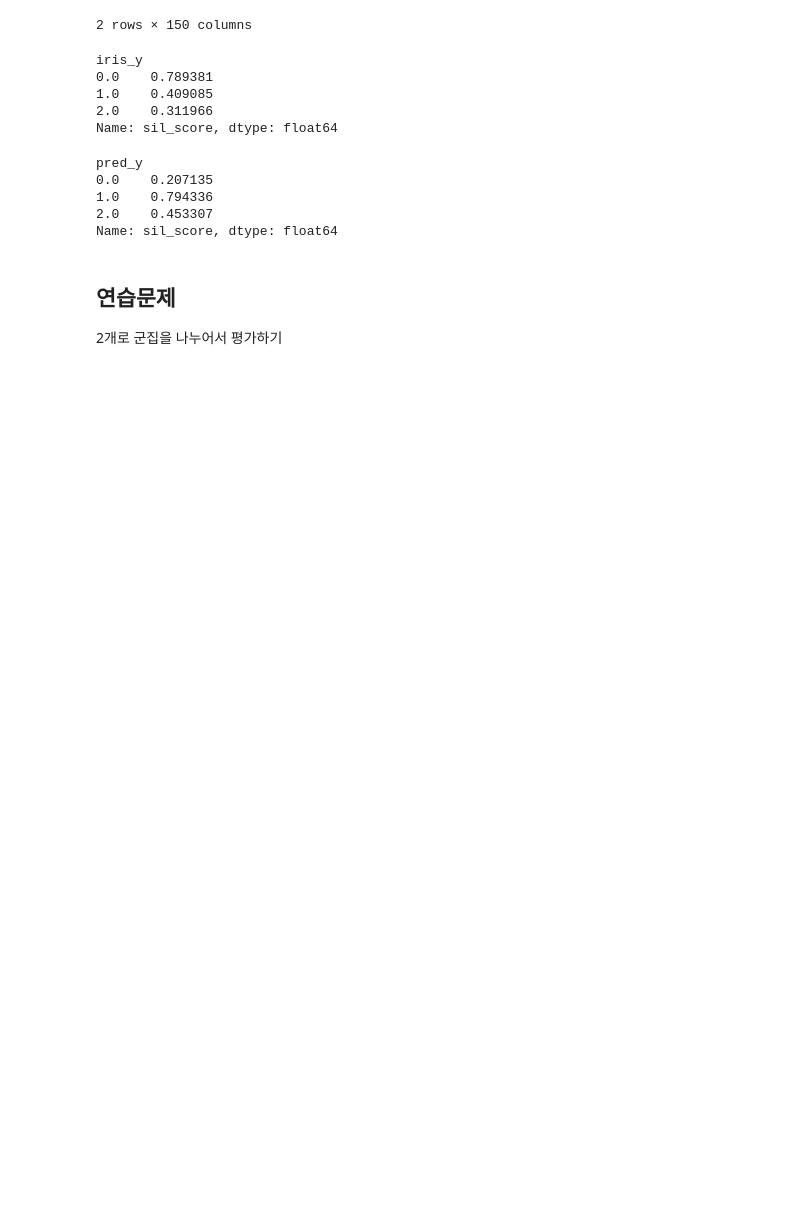
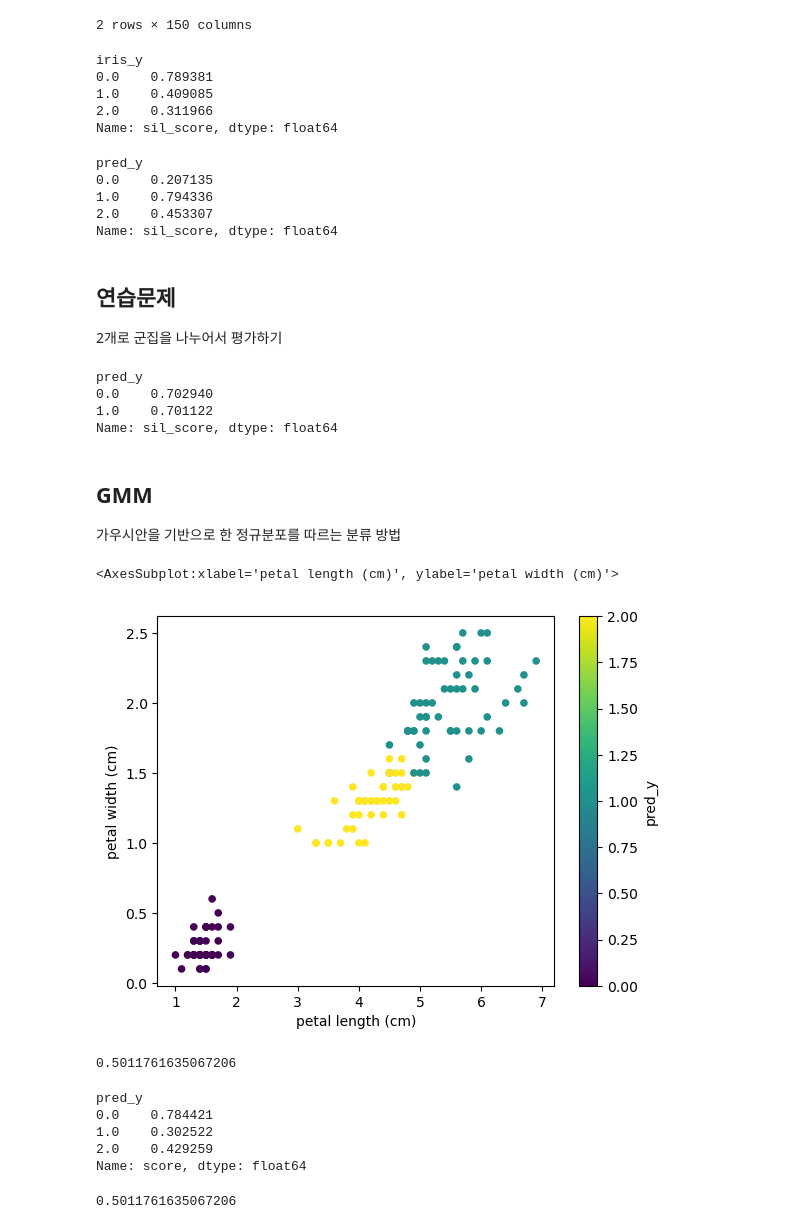
Before and after one commit to gasbugs/ML20221011, a Jupyter notebook: 03_머신러닝 알고리즘과 평가/17일차 - 클러스터 알고리즘.ipynb, the cells around one changed output. Saved outputs shown, nothing was run; the diff lists cells and outputs as text; code cells hidden in the pictures; blank space fills up the shorter version.

```diff
--- a/03_머신러닝 알고리즘과 평가/17일차 - 클러스터 알고리즘.ipynb
+++ b/03_머신러닝 알고리즘과 평가/17일차 - 클러스터 알고리즘.ipynb
@@ -110,5 +110,46 @@ from sklearn.metrics import silhouette_samples
 km = KMeans(n_clusters=2, random_state=0)
 km.fit(train_x)
 pred_y = km.predict(test_x)
-sil_2 = silhou[ette_samples(test_x, pred_y)
-pd.DataFrame([pred_y, sil_2], index=['pred_y', 'sil_score'])
+sil_2 = silhouette_samples(test_x, pred_y)
+sil_2_df = pd.DataFrame([pred_y, sil_2], index=['pred_y', 'sil_score']).T
+sil_2_df.groupby('pred_y')['sil_score'].mean()
+# %% [output]
+pred_y
+0.0    0.702940
+1.0    0.701122
+Name: sil_score, dtype: float64
+# %% [markdown]
+## GMM
+가우시안을 기반으로 한 정규분포를 따르는 분류 방법
+# %%
+from sklearn.mixture import GaussianMixture
+
+gm = GaussianMixture(n_components=3, random_state=0)
+gm.fit(iris.data)
+pred_y = gm.predict(iris.data)
+iris_df = pd.DataFrame(iris.data, columns=iris.feature_names)
+iris_df['pred_y'] = pred_y
+
+iris_df.plot.scatter(x='petal length (cm)', y='petal width (cm)', c='pred_y', colormap='viridis')
+# %% [output]
+<AxesSubplot:xlabel='petal length (cm)', ylabel='petal width (cm)'>
+[figure, added]
+# %%
+from sklearn.metrics import silhouette_score, silhouette_samples
+
+silhouette_score(iris.data, pred_y)
+# %% [output]
+0.5011761635067206
+# %%
+GMM_score = pd.DataFrame([pred_y, silhouette_samples(iris.data, pred_y)], index=['pred_y', 'score']).T
+GMM_score.groupby('pred_y')['score'].mean()
+# %% [output]
+pred_y
+0.0    0.784421
+1.0    0.302522
+2.0    0.429259
+Name: score, dtype: float64
+# %%
+GMM_score['score'].mean()
+# %% [output]
+0.5011761635067206
```
